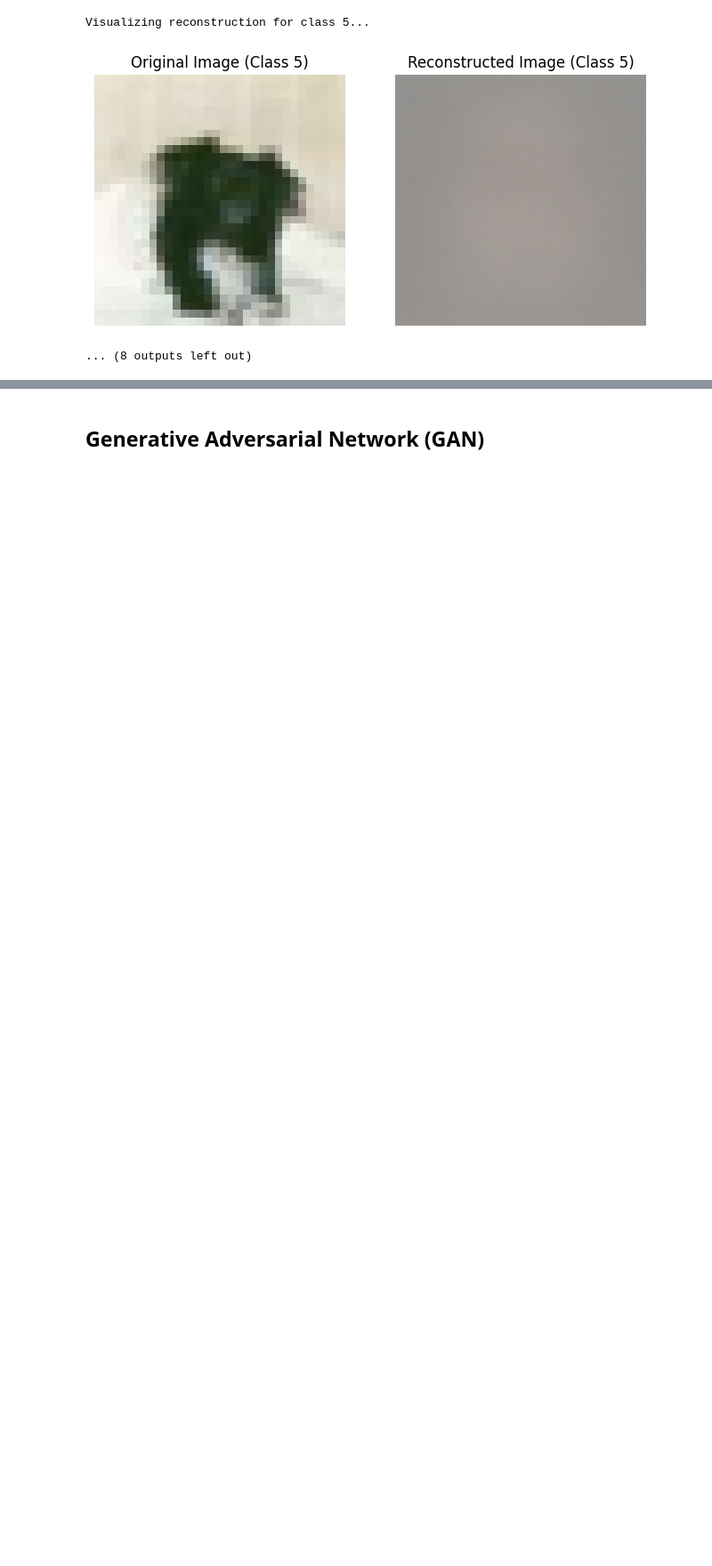
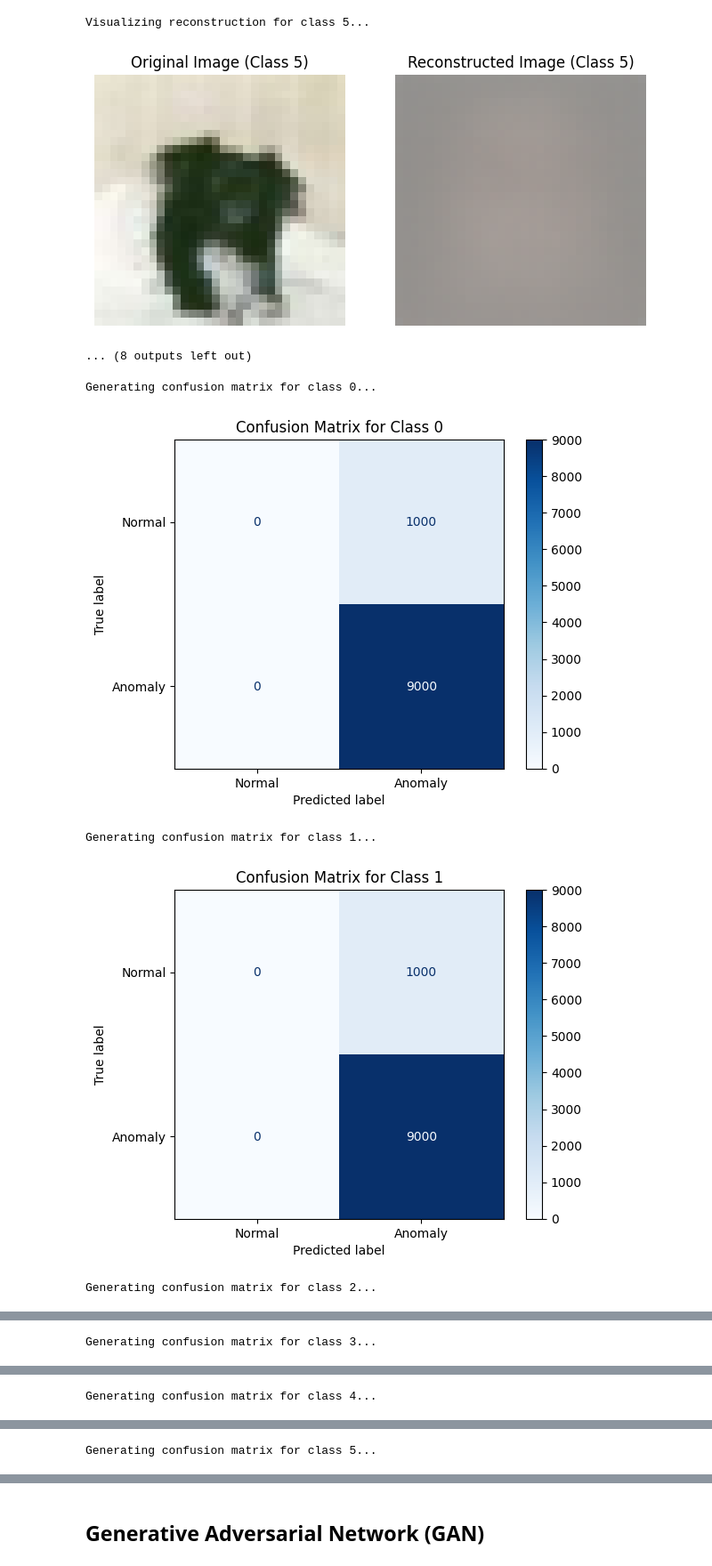
Before and after one commit to Juank0621/CelebA_SRGAN, a Jupyter notebook: part2.ipynb, the cells around one changed output, grey strips where cells are left out. Shown at 89% size. Drawn from its saved outputs; the diff is of its cells as text; code cells hidden in the pictures; blank space fills up the shorter version.

```diff
--- a/part2.ipynb
+++ b/part2.ipynb
@@ -105,7 +107,7 @@ Here we define the transformations to be applied to the images in the CIFAR10 da
 transform = transforms.Compose([
     transforms.Resize((32, 32)),
     transforms.ToTensor(),
-    transforms.Normalize((0.5, 0.5, 0.5), (0.5, 0.5, 0.5))
+    transforms.Normalize((0.4914, 0.4822, 0.4465), (0.2023, 0.1994, 0.2010))  # CIFAR10 mean/std
 ])
 # %%
 kwargs = {'num_workers': 8, 'pin_memory': True} # DataLoader optimization for better performance on CUDA.
@@ -130,14 +132,10 @@ class OneClassDatasetCIFAR10(CIFAR10):
 
     def __getitem__(self, idx):
         data = self.samples[idx]
-        image = Image.fromarray(data[0])  # Convertir a objeto PIL
-
-        # Aplicar transformaciones si están definidas
+        image = TF.to_tensor(data[0])
         if self.transform:
             image = self.transform(image)
-
-        label = 0  # Dummy label as autoencoder does not need labels
-
+        label = 0  # Dummy label since the autoencoder does not use labels.
         return image, label
 # %% [markdown]
 ## Variational autoencoder (VAE)
@@ -166,22 +163,22 @@ class VAE_Encoder(nn.Module):
 Decoder for the VAE using transposed convolutional layers. It reconstructs the image from the latent space back to the original 32x32 resolution with 3 channels.
 # %%
 class VAE_Decoder(nn.Module):
-    def __init__(self, latent_dim=128):
+    def __init__(self, latent_dim=256):  # Adjust latent space size
         super(VAE_Decoder, self).__init__()
-        self.fc = nn.Linear(latent_dim, 1024)
+        self.fc = nn.Linear(latent_dim, 2048)  # Increase decoder capacity
         self.decoder = nn.Sequential(
-            nn.Unflatten(1, (256, 2, 2)),
-            nn.ConvTranspose2d(256, 128, kernel_size=4, stride=2, padding=1),  # 2x2 → 4x4
+            nn.Unflatten(1, (512, 2, 2)),
+            nn.ConvTranspose2d(512, 256, kernel_size=4, stride=2, padding=1),
+            nn.BatchNorm2d(256),
+            nn.SiLU(),
+            nn.ConvTranspose2d(256, 128, kernel_size=4, stride=2, padding=1),
             nn.BatchNorm2d(128),
             nn.SiLU(),
-            nn.ConvTranspose2d(128, 64, kernel_size=4, stride=2, padding=1),   # 4x4 → 8x8
+            nn.ConvTranspose2d(128, 64, kernel_size=4, stride=2, padding=1),
             nn.BatchNorm2d(64),
             nn.SiLU(),
-            nn.ConvTranspose2d(64, 32, kernel_size=4, stride=2, padding=1),    # 8x8 → 16x16
-            nn.BatchNorm2d(32),
-            nn.SiLU(),
-            nn.ConvTranspose2d(32, 3, kernel_size=4, stride=2, padding=1),     # 16x16 → 32x32
-            nn.Sigmoid()  # Output between 0 and 1
+            nn.ConvTranspose2d(64, 3, kernel_size=4, stride=2, padding=1),
+            nn.Sigmoid()
         )
 
     def forward(self, z):
@@ -423,0 +491,14 @@ Visualizing reconstruction for class 5...
+# %%
+# Generate confusion matrices for all classes
+threshold = 5.0  # Example threshold for Mahalanobis distance
+for class_index in range(10):
+    print(f"Generating confusion matrix for class {class_index}...")
+    vae = VAE(latent_dim=128).to(device)
+    vae.load_state_dict(torch.load(f'models/vae/vae_class_{class_index}_weights.pth'))
+    generate_confusion_matrix(vae, class_index, threshold, transform)
+# %% [output]
+Generating confusion matrix for class 0...
+[figure, added]
+Generating confusion matrix for class 1...
+[figure, added]
+Generating confusion matrix for class 2...
@@ -423,0 +506 @@ Visualizing reconstruction for class 5...
+Generating confusion matrix for class 3...
@@ -423,0 +508 @@ Visualizing reconstruction for class 5...
+Generating confusion matrix for class 4...
@@ -423,0 +510 @@ Visualizing reconstruction for class 5...
+Generating confusion matrix for class 5...
```
Also changed, not shown: parts of 10 cells of this notebook, 3 other files.
